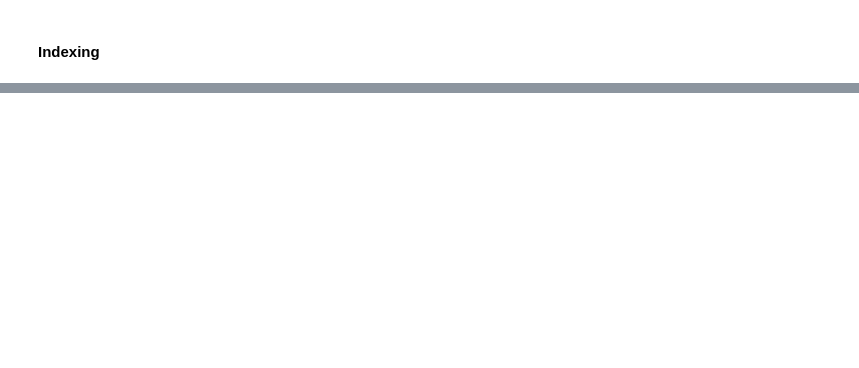
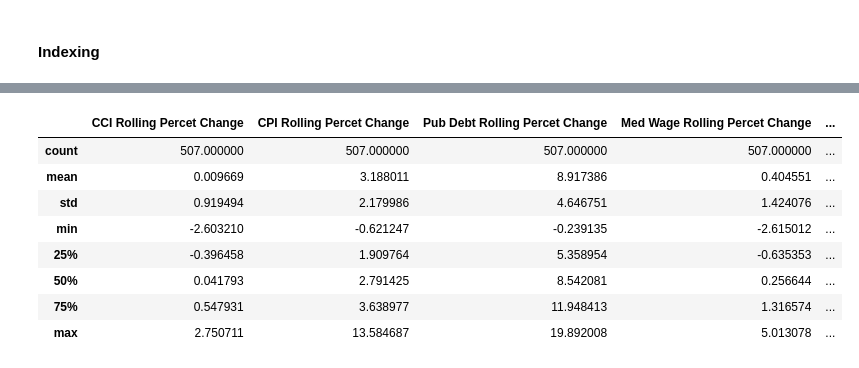
Before and after one commit to bychok/ai_project_2_group_10, a Jupyter notebook: financial_EDA.ipynb, the cells around one changed output, grey strips where cells are left out. Drawn from its saved outputs; the diff is of its cells as text; code cells hidden in the pictures; blank space fills up the shorter version.

```diff
--- a/financial_EDA.ipynb
+++ b/financial_EDA.ipynb
@@ -813,0 +734,45 @@ plt.show()
+# %%
+# Creating a list of features in `df_eco_test`
+pct_cols = df_eco_test[[
+    'CCI Rolling Mean',
+    'CPI Rolling Mean',
+    'Pub Debt Rolling Mean',
+    'Med Wage Rolling Mean',
+    'Mean Wage Rolling Mean',
+    'Unemp Rolling Mean'
+]].columns.to_list()
+
+# Mapping columns to their corresponding rolling mean names
+rolling_pct_mapping = {
+    'CCI Rolling Mean': 'CCI Rolling Percet Change',
+    'CPI Rolling Mean': 'CPI Rolling Percet Change',
+    'Pub Debt Rolling Mean': 'Pub Debt Rolling Percet Change',
+    'Med Wage Rolling Mean': 'Med Wage Rolling Percet Change',
+    'Mean Wage Rolling Mean': 'Mean Wage Rolling Percet Change',
+    'Unemp Rolling Mean': 'Unemp Rolling Percet Change'
+}
+
+# Calculating rolling means for each feature of `df_eco_test`
+for col in pct_cols:
+    if col in rolling_pct_mapping:
+        rolling_pct_col = rolling_pct_mapping[col]
+        df_eco_test[rolling_pct_col] = df_eco_test[col].pct_change(periods=12) * 100
+# %%
+df_eco_test[[
+    'CCI Rolling Percet Change',
+    'CPI Rolling Percet Change',
+    'Pub Debt Rolling Percet Change',
+    'Med Wage Rolling Percet Change',
+    'Mean Wage Rolling Percet Change',
+    'Unemp Rolling Percet Change'
+]].describe()
+# %% [output]
+|  | CCI Rolling Percet Change | CPI Rolling Percet Change | Pub Debt Rolling Percet Change | Med Wage Rolling Percet Change | ... |
+| count | 507.000000 | 507.000000 | 507.000000 | 507.000000 | ... |
+| mean | 0.009669 | 3.188011 | 8.917386 | 0.404551 | ... |
+| std | 0.919494 | 2.179986 | 4.646751 | 1.424076 | ... |
+| min | -2.603210 | -0.621247 | -0.239135 | -2.615012 | ... |
+| 25% | -0.396458 | 1.909764 | 5.358954 | -0.635353 | ... |
+| 50% | 0.041793 | 2.791425 | 8.542081 | 0.256644 | ... |
+| 75% | 0.547931 | 3.638977 | 11.948413 | 1.316574 | ... |
+| max | 2.750711 | 13.584687 | 19.892008 | 5.013078 | ... |
```
Also changed, not shown: parts of 109 cells of this notebook.
